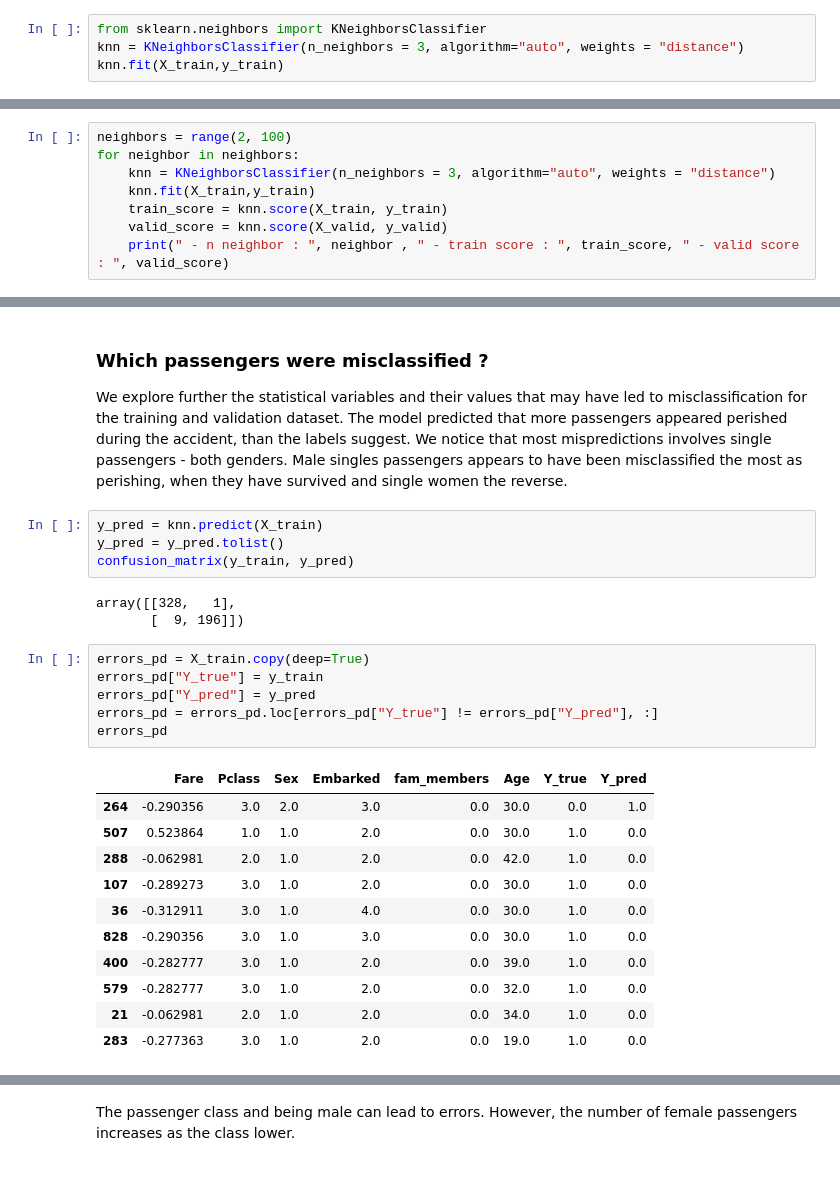
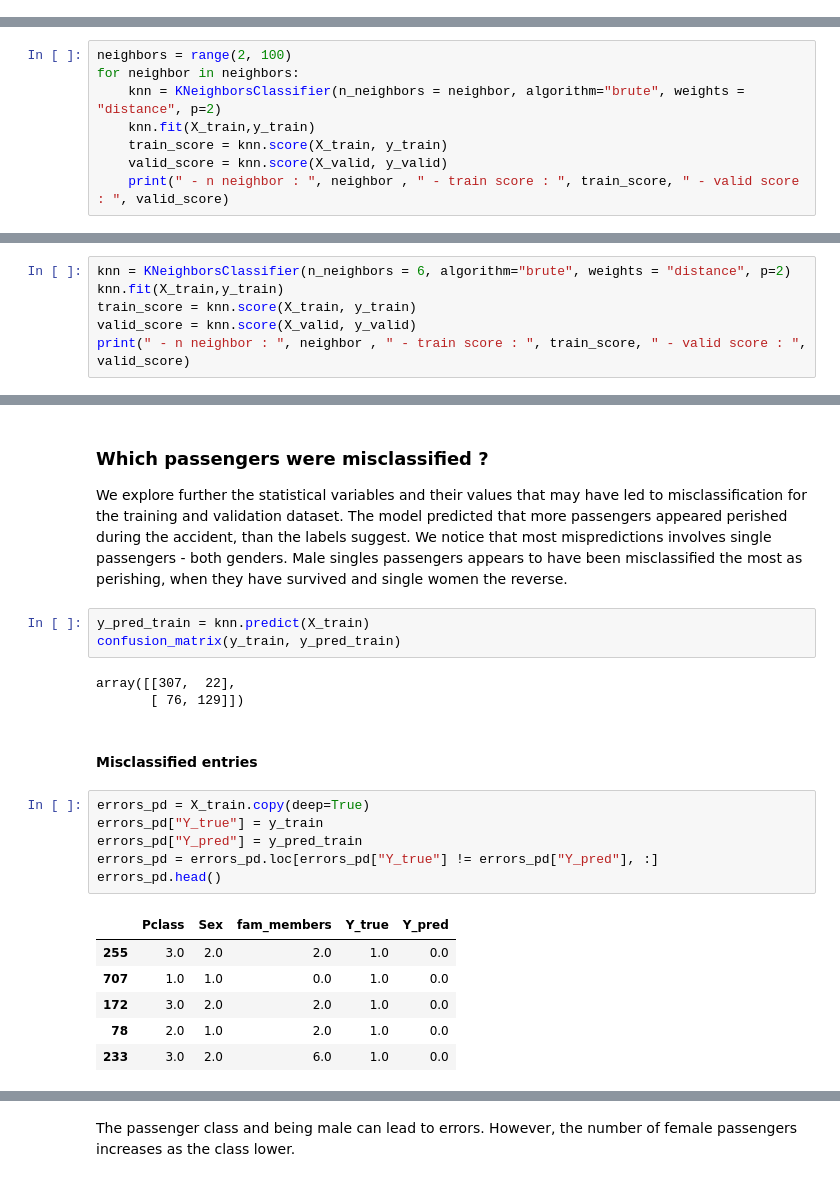
Before and after one commit to patRyserWelch8/KaggleTitanic, a Jupyter notebook: titanic.ipynb, the cells around one changed output, grey strips where cells are left out. Drawn from its saved outputs; the diff is of its cells as text.

```diff
--- a/titanic.ipynb
+++ b/titanic.ipynb
@@ -1461,4 +1524,0 @@ Index(['Fare', 'Pclass', 'Sex', 'Embarked', 'fam_members', 'Age'], dtype='object
-# %%
-from sklearn.neighbors import KNeighborsClassifier
-knn = KNeighborsClassifier(n_neighbors = 3, algorithm="auto", weights = "distance")
-knn.fit(X_train,y_train)
@@ -1475,7 +1528,7 @@ knn.score(X_valid, y_valid)
 # %%
 neighbors = range(2, 100)
 for neighbor in neighbors:
-    knn = KNeighborsClassifier(n_neighbors = 3, algorithm="auto", weights = "distance")
+    knn = KNeighborsClassifier(n_neighbors = neighbor, algorithm="brute", weights = "distance", p=2)
     knn.fit(X_train,y_train)
     train_score = knn.score(X_train, y_train)
     valid_score = knn.score(X_valid, y_valid)
@@ -1505,0 +1554,6 @@ KNeighborsClassifier(n_neighbors=99, weights='distance')
+# %%
+knn = KNeighborsClassifier(n_neighbors = 6, algorithm="brute", weights = "distance", p=2)
+knn.fit(X_train,y_train)
+train_score = knn.score(X_train, y_train)
+valid_score = knn.score(X_valid, y_valid)
+print(" - n neighbor : ", neighbor , " - train score : ", train_score, " - valid score : ", valid_score)
@@ -1508,30 +1564,26 @@ KNeighborsClassifier(n_neighbors=99, weights='distance')
 
 We explore further the statistical variables and their values that may have led to misclassification for the training and validation dataset. The model predicted that more passengers appeared perished during the accident, than the labels suggest. We notice that most mispredictions involves single passengers - both genders. Male singles passengers appears to have been misclassified the most as perishing, when they have survived and single women the reverse.
 # %%
-y_pred = knn.predict(X_train)
-y_pred = y_pred.tolist()
-confusion_matrix(y_train, y_pred)
+y_pred_train = knn.predict(X_train)
+confusion_matrix(y_train, y_pred_train)
 # %% [output]
-array([[328,   1],
-       [  9, 196]])
+array([[307,  22],
+       [ 76, 129]])
+# %% [markdown]
+#### Misclassified entries
 # %%
 errors_pd = X_train.copy(deep=True)
 errors_pd["Y_true"] = y_train
-errors_pd["Y_pred"] = y_pred
+errors_pd["Y_pred"] = y_pred_train
 errors_pd = errors_pd.loc[errors_pd["Y_true"] != errors_pd["Y_pred"], :]
-errors_pd
+errors_pd.head()
 # %% [output]
-|  | Fare | Pclass | Sex | Embarked | fam_members | Age | Y_true | Y_pred |
-| 264 | -0.290356 | 3.0 | 2.0 | 3.0 | 0.0 | 30.0 | 0.0 | 1.0 |
-| 507 | 0.523864 | 1.0 | 1.0 | 2.0 | 0.0 | 30.0 | 1.0 | 0.0 |
-| 288 | -0.062981 | 2.0 | 1.0 | 2.0 | 0.0 | 42.0 | 1.0 | 0.0 |
-| 107 | -0.289273 | 3.0 | 1.0 | 2.0 | 0.0 | 30.0 | 1.0 | 0.0 |
-| 36 | -0.312911 | 3.0 | 1.0 | 4.0 | 0.0 | 30.0 | 1.0 | 0.0 |
-| 828 | -0.290356 | 3.0 | 1.0 | 3.0 | 0.0 | 30.0 | 1.0 | 0.0 |
-| 400 | -0.282777 | 3.0 | 1.0 | 2.0 | 0.0 | 39.0 | 1.0 | 0.0 |
-| 579 | -0.282777 | 3.0 | 1.0 | 2.0 | 0.0 | 32.0 | 1.0 | 0.0 |
-| 21 | -0.062981 | 2.0 | 1.0 | 2.0 | 0.0 | 34.0 | 1.0 | 0.0 |
-| 283 | -0.277363 | 3.0 | 1.0 | 2.0 | 0.0 | 19.0 | 1.0 | 0.0 |
+|  | Pclass | Sex | fam_members | Y_true | Y_pred |
+| 255 | 3.0 | 2.0 | 2.0 | 1.0 | 0.0 |
+| 707 | 1.0 | 1.0 | 0.0 | 1.0 | 0.0 |
+| 172 | 3.0 | 2.0 | 2.0 | 1.0 | 0.0 |
+| 78 | 2.0 | 1.0 | 2.0 | 1.0 | 0.0 |
+| 233 | 3.0 | 2.0 | 6.0 | 1.0 | 0.0 |
 # %%
 errors_pd.groupby(["Pclass","fam_members","Sex","Y_pred"]).count()["Y_true"]
 # %% [output]
```
Also changed, not shown: parts of 66 cells of this notebook.
